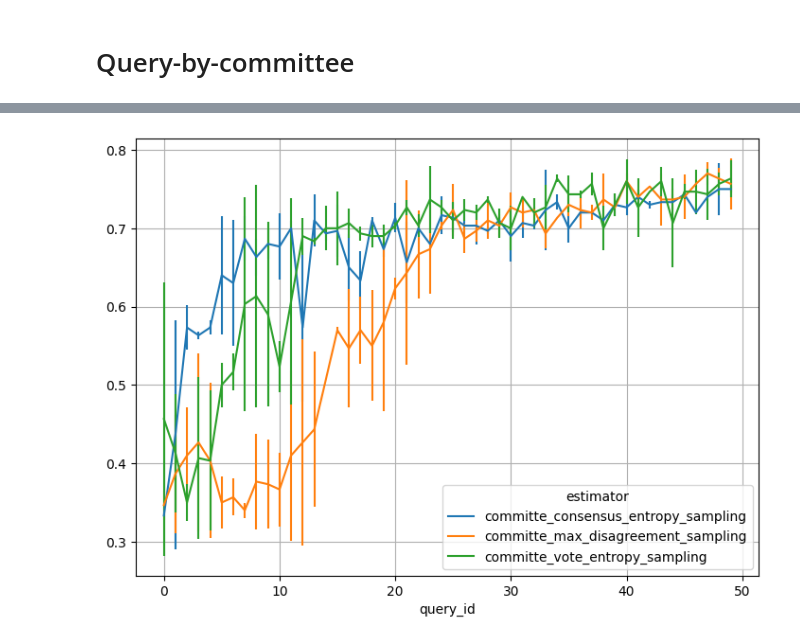
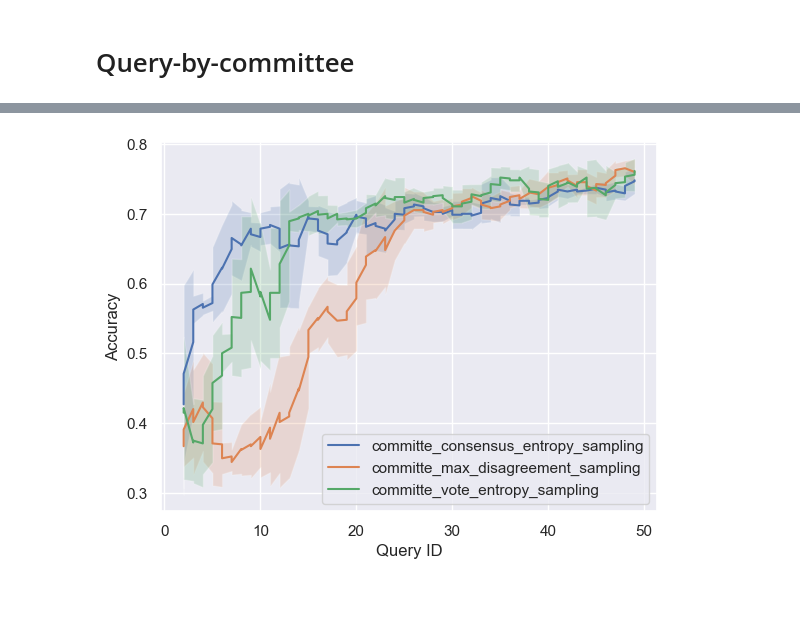
Before and after one commit to CelinaLaune/ActiveLearning, a Jupyter notebook: QBC_US.ipynb, the cells around one changed output, grey strips where cells are left out. Drawn from its saved outputs; the diff is of its cells as text; code cells hidden in the pictures; blank space fills up the shorter version.

Commit message:
Adds beutifull chart

```diff
--- a/QBC_US.ipynb
+++ b/QBC_US.ipynb
@@ -15,6 +15,11 @@ from torchvision import datasets, transforms
 from joblib import Parallel, delayed
 import itertools as it
 from tqdm import tqdm
+import pandas as pd
+import matplotlib.pyplot as plt
+import seaborn as sns
+
+sns.set_theme(style="darkgrid")
 
 ResultsRecord = namedtuple('ResultsRecord', ['estimator', 'query_id', 'score'])
 # %%
@@ -282,13 +284,0 @@ df_results
-# %%
-# PANDAS SOLUTION
-
-df_results_mean=df_results.groupby(['estimator','query_id']).mean()
-df_results_std=df_results.groupby(['estimator','query_id']).std()
-
-df_mean=df_results_mean.reset_index().pivot(index='query_id', columns='estimator', values='score')
-df_std=df_results_std.reset_index().pivot(index='query_id', columns='estimator', values='score')
-
-df_mean.plot(figsize=(8.5,6), yerr=df_std)
-plt.grid('on')
-# %% [output]
-[figure, removed]
@@ -296,0 +285,15 @@ df_results.to_csv("data.csv")
+# %%
+df_results = pd.read_csv("data.csv")
+fig, ax = plt.subplots()
+for est, grp in df_results.groupby("estimator"):
+    grp = grp.sort_values("query_id")
+    mean = grp["score"].rolling(5).mean()
+    std = grp["score"].rolling(5).std()
+    ax.plot(grp["query_id"], mean, label=est)
+    ax.fill_between(grp["query_id"], mean - std, mean + std, alpha=0.2)
+ax.set_xlabel("Query ID")
+ax.set_ylabel("Accuracy")
+ax.legend()
+plt.show()
+# %% [output]
+[figure, added]
```
Also changed, not shown: parts of 7 cells of this notebook.
